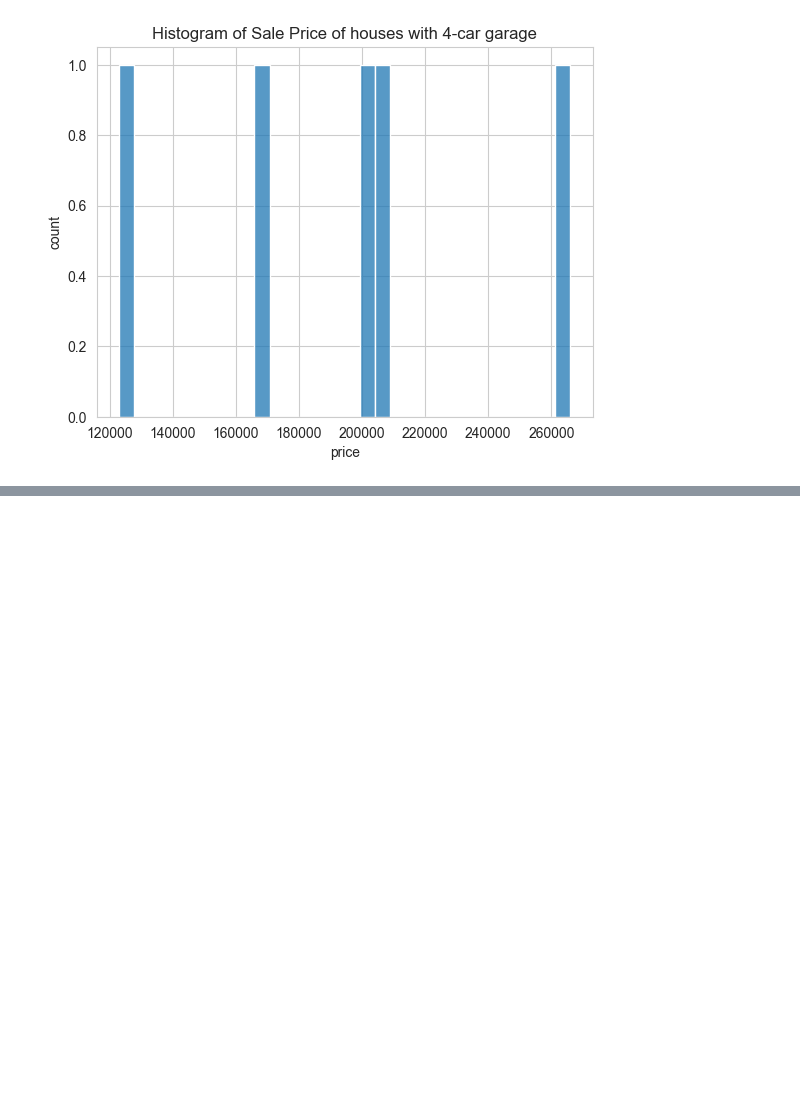
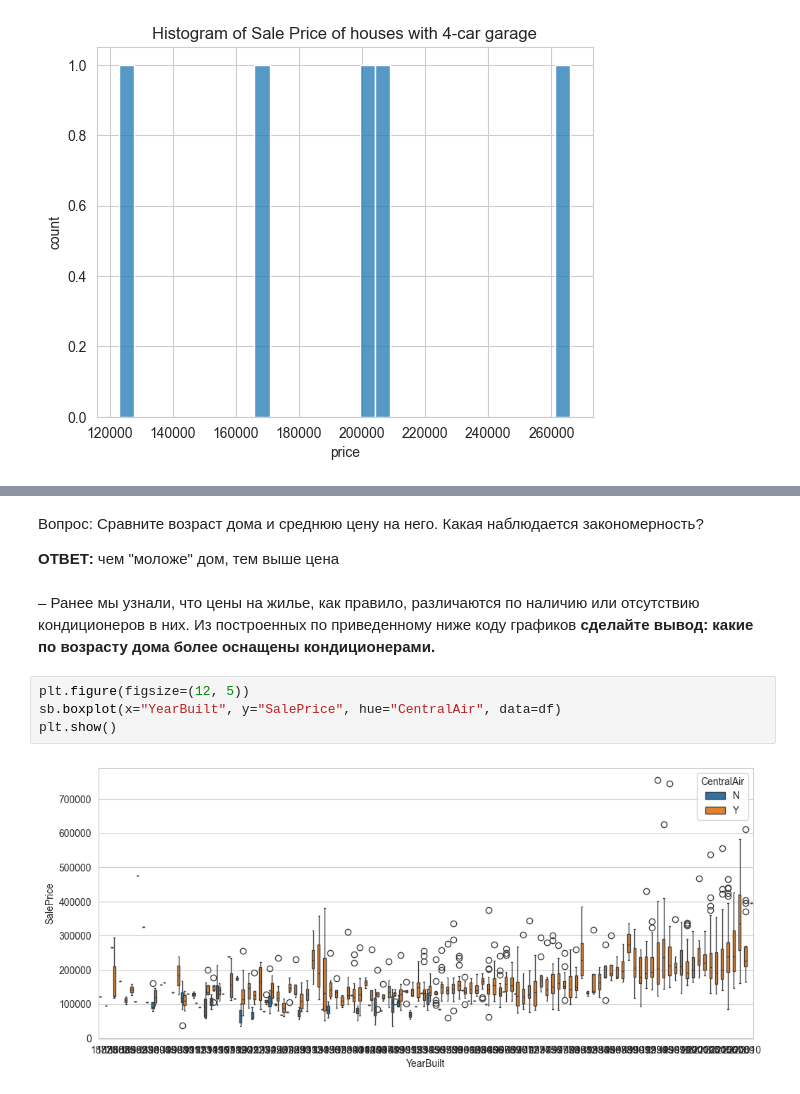
Before and after one commit to GreyFW/Intro_to_ML, a Jupyter notebook: lab5/lab5_n2.ipynb, the cells around one changed output, grey strips where cells are left out. Drawn from its saved outputs; the diff is of its cells as text; blank space fills up the shorter version.

```diff
--- a/lab5/lab5_n2.ipynb
+++ b/lab5/lab5_n2.ipynb
@@ -556,0 +692,16 @@ plot_hist_for_garage(4, "Histogram of Sale Price of houses with 4-car garage")
+# %% [markdown]
+Вопрос: Сравните возраст дома и среднюю цену на него. Какая наблюдается
+закономерность?
+
+**ОТВЕТ:** чем "моложе" дом, тем выше цена
+# %% [markdown]
+– Ранее мы узнали, что цены на жилье, как правило, различаются по наличию или
+отсутствию кондиционеров в них. Из построенных по приведенному ниже коду
+графиков **сделайте вывод: какие по возрасту дома более оснащены
+кондиционерами.**
+# %%
+plt.figure(figsize=(12, 5))
+sb.boxplot(x="YearBuilt", y="SalePrice", hue="CentralAir", data=df)
+plt.show()
+# %% [output]
+[figure, added]
```
Also changed, not shown: parts of 44 cells of this notebook, 2 other files.
